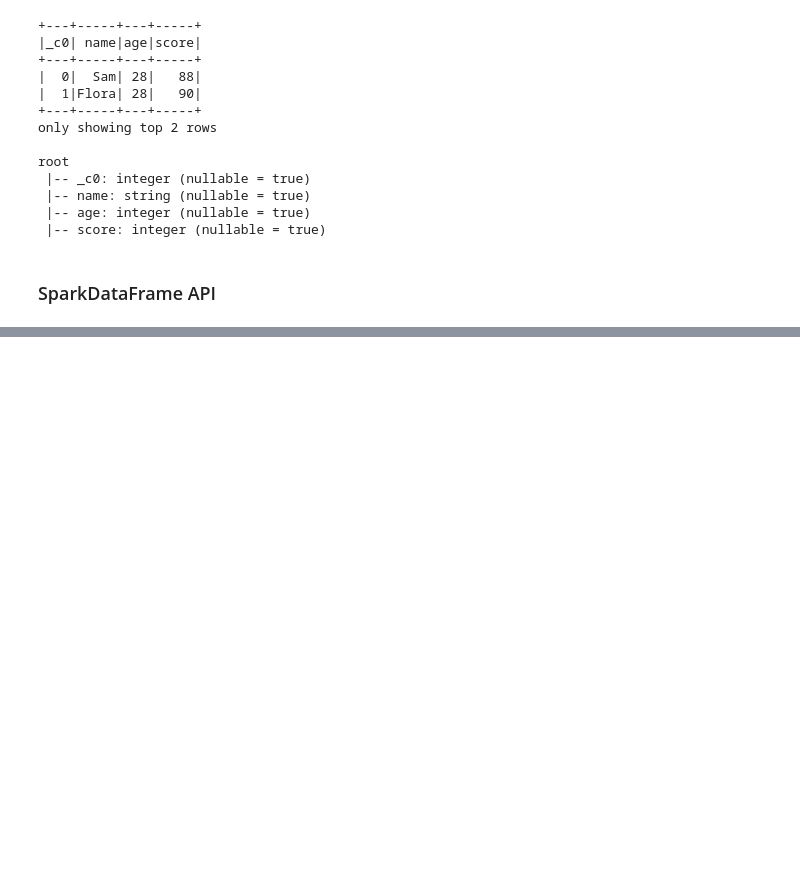
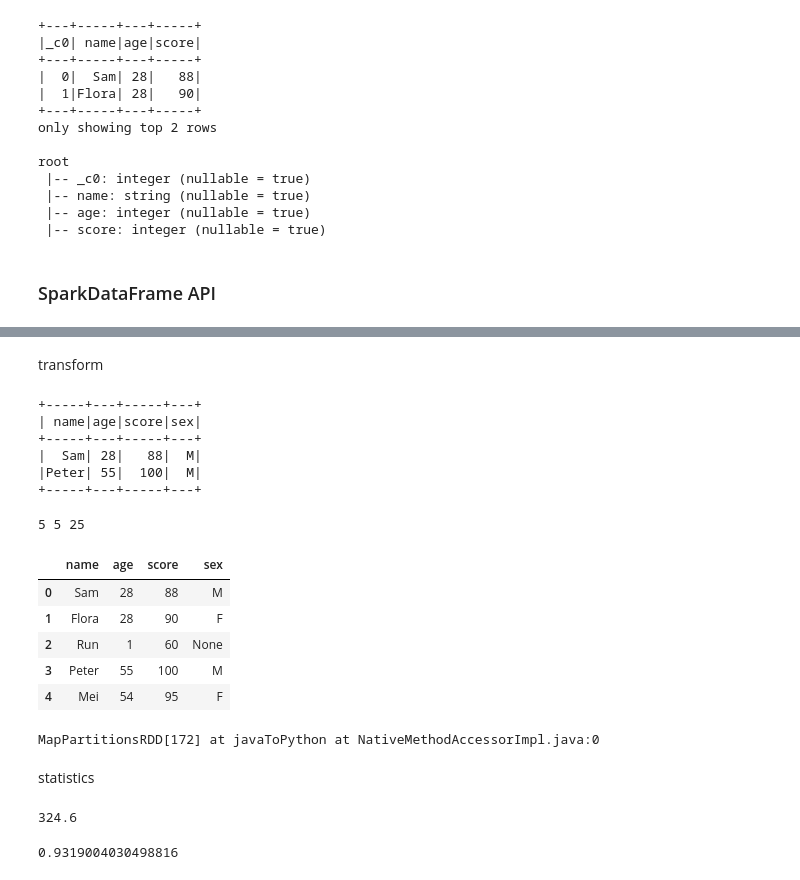
Before and after one commit to Dmml0621/Self-learning, a Jupyter notebook: pyspark.ipynb, the cells around one changed output, grey strips where cells are left out. Cells and saved outputs as stored; diff of their text form; code cells hidden in the pictures; blank space fills up the shorter version.

```diff
--- a/pyspark.ipynb
+++ b/pyspark.ipynb
@@ -316,3 +314,19 @@ root
  |-- score: integer (nullable = true)
 # %% [markdown]
 ### SparkDataFrame API
+# %%
+from pyspark.sql import functions as F
+from pyspark.sql import SparkSession
+
+spark = SparkSession.builder.appName("testsql").config(
+    "master", "local").enableHiveSupport().getOrCreate()
+sc = spark.sparkContext
+# %%
+rdd = sc.parallelize([("Sam", 28, 88, "M"),
+                      ("Flora", 28, 90, "F"),
+                      ("Run", 1, 60, None),
+                      ("Peter", 55, 100, "M"),
+                      ("Mei", 54, 95, "F")])
+df = rdd.toDF(["name", "age", "score", "sex"])
+df.show()
+df.printSchema()
@@ -318,0 +665,2 @@ root
+# %% [markdown]
+transform
@@ -318,0 +669,40 @@ root
+# %%
+spark.sql("select * from global_temp.people where sex = 'M' ").show()
+# %% [output]
++-----+---+-----+---+
+| name|age|score|sex|
++-----+---+-----+---+
+|  Sam| 28|   88|  M|
+|Peter| 55|  100|  M|
++-----+---+-----+---+
+# %%
+df1 = df.select("name", "sex")
+df2 = df.select("name", "sex")
+df3 = df1.crossJoin(df2)
+
+print(df1.count(), df2.count(), df3.count())
+# %% [output]
+5 5 25
+# %%
+df.toPandas()
+# %% [output]
+|  | name | age | score | sex |
+| 0 | Sam | 28 | 88 | M |
+| 1 | Flora | 28 | 90 | F |
+| 2 | Run | 1 | 60 | None |
+| 3 | Peter | 55 | 100 | M |
+| 4 | Mei | 54 | 95 | F |
+# %%
+df.rdd
+# %% [output]
+MapPartitionsRDD[172] at javaToPython at NativeMethodAccessorImpl.java:0
+# %% [markdown]
+statistics
+# %%
+df.cov("age", "score")
+# %% [output]
+324.6
+# %%
+df.corr("age", "score", method="pearson")
+# %% [output]
+0.9319004030498816
```
Also changed, not shown: parts of 38 cells of this notebook, 1 other file.
